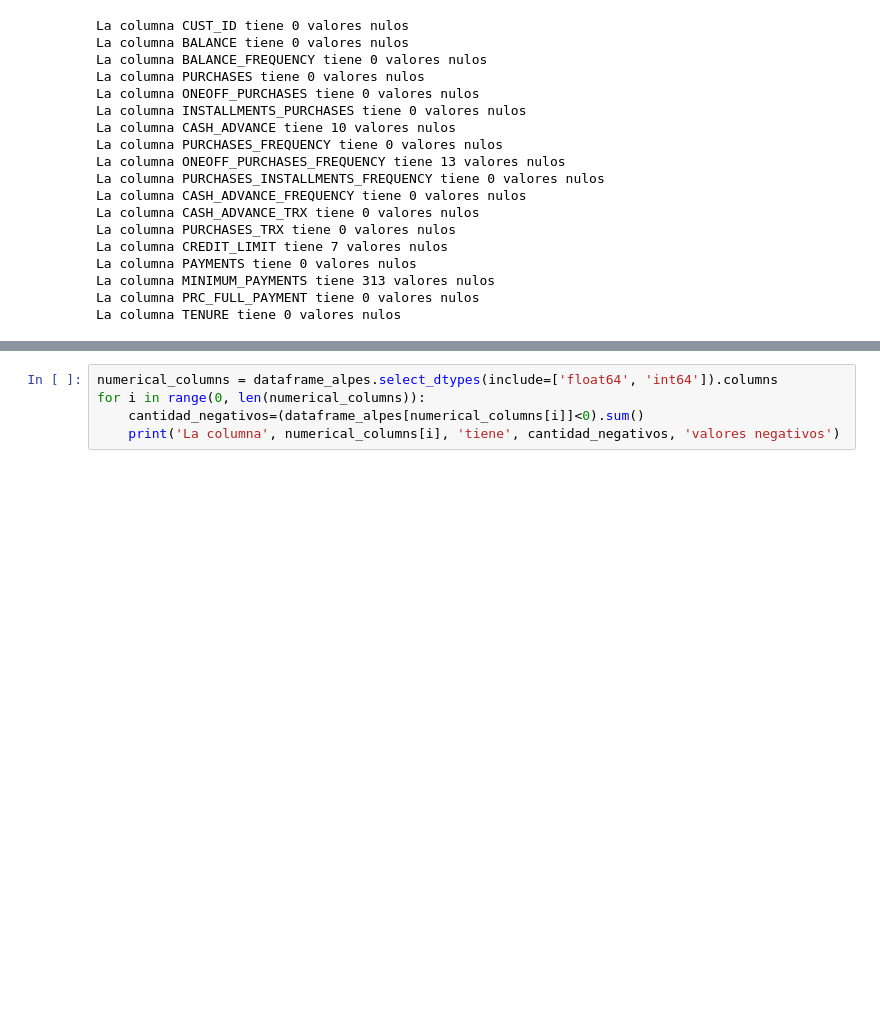
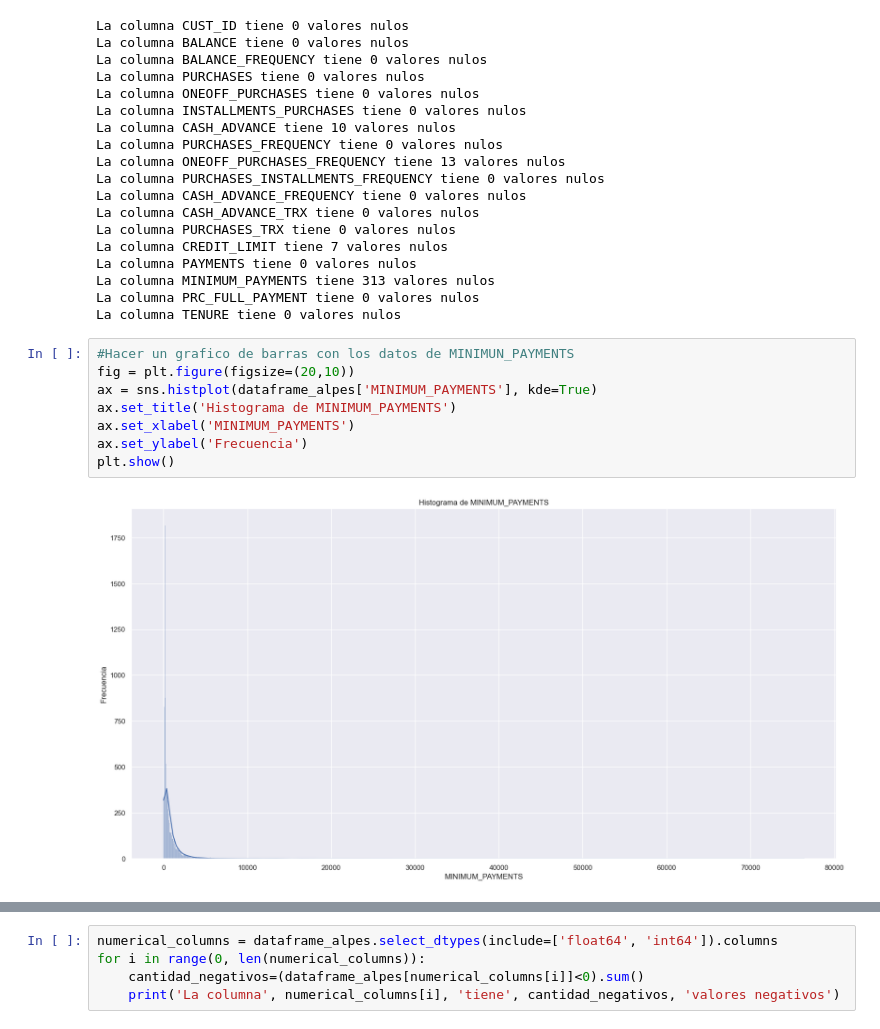
Before and after one commit to itsmemanuu/Lab01BI, a Jupyter notebook: LAB01.ipynb, the cells around one changed output, grey strips where cells are left out. Drawn from its saved outputs; the diff is of its cells as text; blank space fills up the shorter version.

```diff
--- a/LAB01.ipynb
+++ b/LAB01.ipynb
@@ -222,3 +214,13 @@ La columna PAYMENTS tiene 0 valores nulos
 La columna MINIMUM_PAYMENTS tiene 313 valores nulos
 La columna PRC_FULL_PAYMENT tiene 0 valores nulos
 La columna TENURE tiene 0 valores nulos
+# %%
+#Hacer un grafico de barras con los datos de MINIMUN_PAYMENTS
+fig = plt.figure(figsize=(20,10))
+ax = sns.histplot(dataframe_alpes['MINIMUM_PAYMENTS'], kde=True)
+ax.set_title('Histograma de MINIMUM_PAYMENTS')
+ax.set_xlabel('MINIMUM_PAYMENTS')
+ax.set_ylabel('Frecuencia')
+plt.show()
+# %% [output]
+[figure, added]
```
Also changed, not shown: parts of 32 cells of this notebook.
